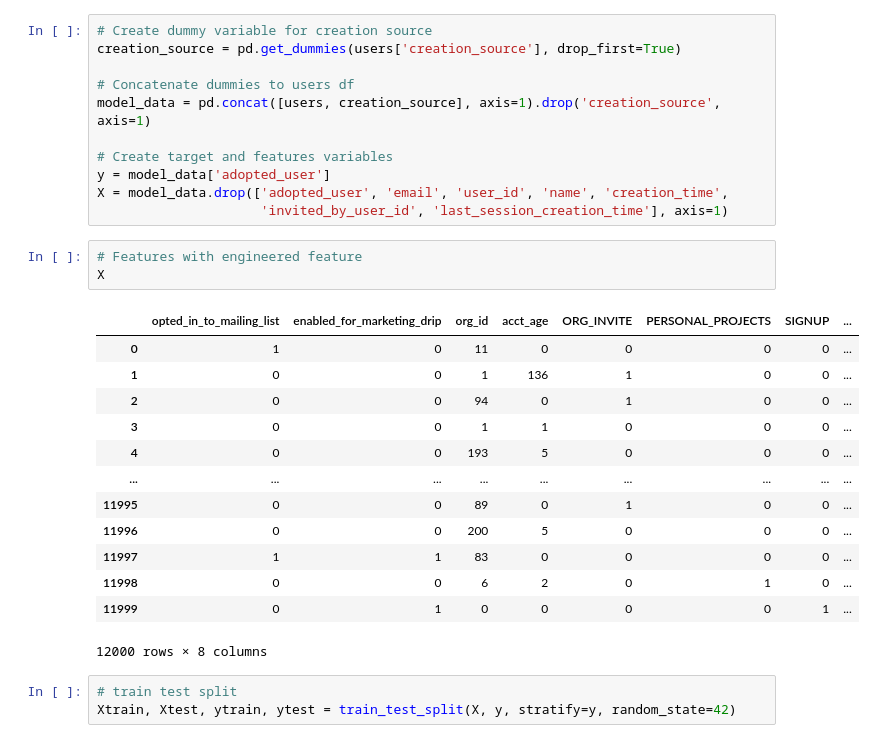
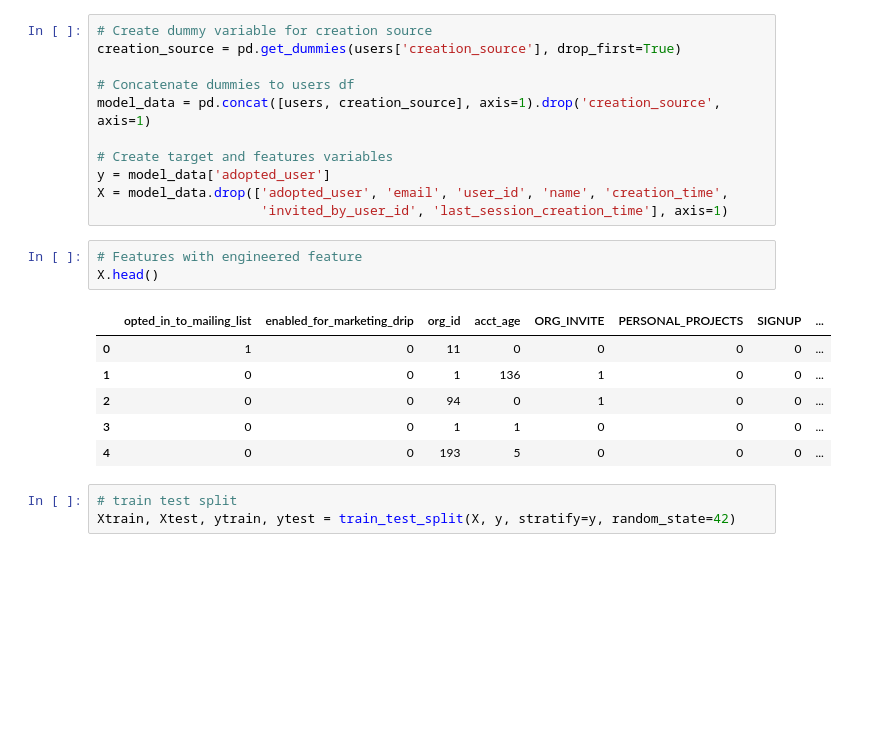
Before and after one commit to gabriellewald/relax-inc-data-challenge, a Jupyter notebook: relax_inc_data_science_challenge.ipynb, the cells around one changed output. Cells and saved outputs as stored; diff of their text form; blank space fills up the shorter version.

```diff
--- a/relax_inc_data_science_challenge.ipynb
+++ b/relax_inc_data_science_challenge.ipynb
@@ -448,21 +448,14 @@ X = model_data.drop(['adopted_user', 'email', 'user_id', 'name', 'creation_time'
                      'invited_by_user_id', 'last_session_creation_time'], axis=1)
 # %%
 # Features with engineered feature
-X
+X.head()
 # %% [output]
 |  | opted_in_to_mailing_list | enabled_for_marketing_drip | org_id | acct_age | ORG_INVITE | PERSONAL_PROJECTS | SIGNUP | ... |
 | 0 | 1 | 0 | 11 | 0 | 0 | 0 | 0 | ... |
 | 1 | 0 | 0 | 1 | 136 | 1 | 0 | 0 | ... |
 | 2 | 0 | 0 | 94 | 0 | 1 | 0 | 0 | ... |
 | 3 | 0 | 0 | 1 | 1 | 0 | 0 | 0 | ... |
 | 4 | 0 | 0 | 193 | 5 | 0 | 0 | 0 | ... |
-| ... | ... | ... | ... | ... | ... | ... | ... | ... |
-| 11995 | 0 | 0 | 89 | 0 | 1 | 0 | 0 | ... |
-| 11996 | 0 | 0 | 200 | 5 | 0 | 0 | 0 | ... |
-| 11997 | 1 | 1 | 83 | 0 | 0 | 0 | 0 | ... |
-| 11998 | 0 | 0 | 6 | 2 | 0 | 1 | 0 | ... |
-| 11999 | 0 | 1 | 0 | 0 | 0 | 0 | 1 | ... |
-12000 rows × 8 columns
 # %%
 # train test split
 Xtrain, Xtest, ytrain, ytest = train_test_split(X, y, stratify=y, random_state=42)
```
Also changed, not shown: parts of 5 cells of this notebook.
